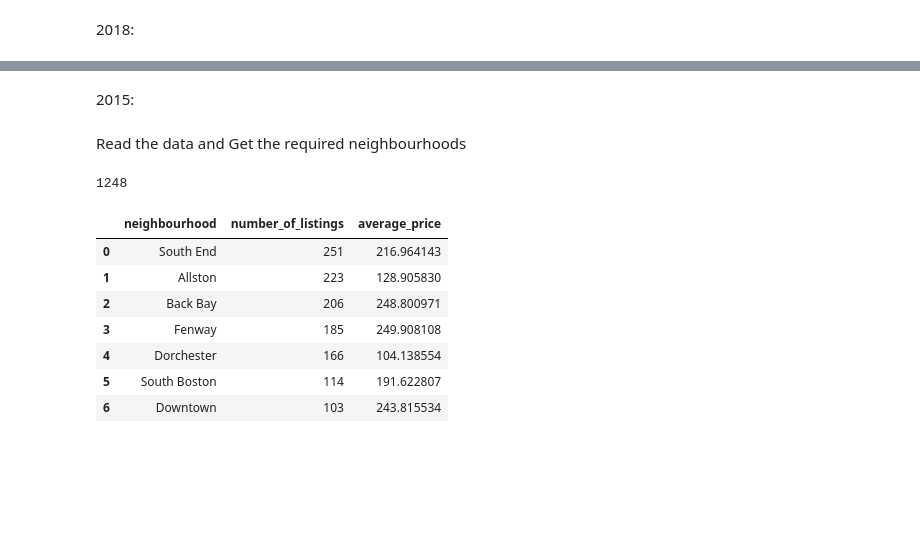
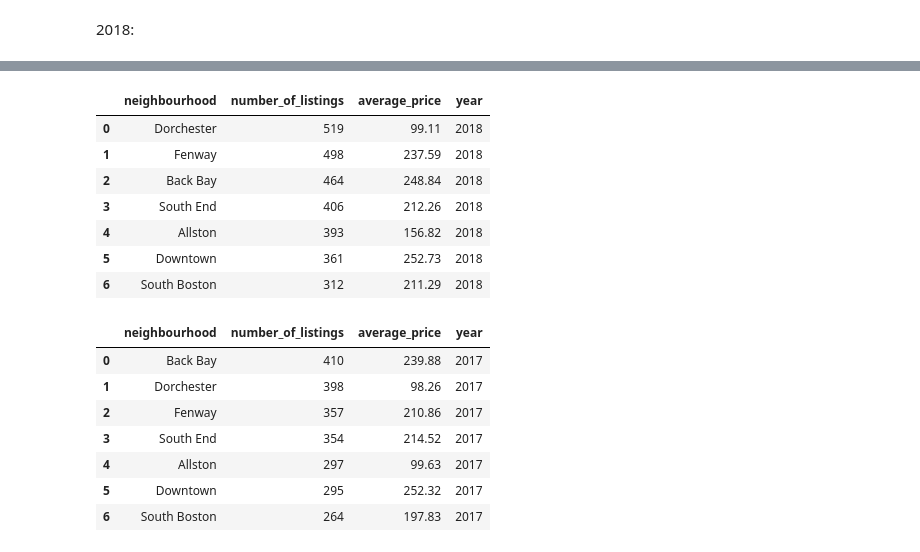
Before and after one commit to aditya-prasad-projects/Airbnb, a Jupyter notebook: Boston_Airbnb_Analysis.ipynb, the cells around one changed output, grey strips where cells are left out. Cells and saved outputs as stored; diff of their text form; code cells hidden in the pictures; blank space fills up the shorter version.

```diff
--- a/Boston_Airbnb_Analysis.ipynb
+++ b/Boston_Airbnb_Analysis.ipynb
@@ -326,4 +122,0 @@ spark.sql("""
-# %% [markdown]
-2015:
-# %% [markdown]
-Read the data and Get the required neighbourhoods
@@ -338,21 +123,24 @@ boston_listings_df_2015 = spark.sql("""
-# %%
-boston_listings_df_2015.count()
-# %% [output]
-1248
-# %%
-boston_listings_df_2015.createOrReplaceTempView('boston_listings_2015')
-spark.sql("""
-    SELECT neighbourhood, count(neighbourhood) as number_of_listings, avg(price) as average_price
-    FROM boston_listings_2015
-    GROUP BY neighbourhood
-    ORDER BY number_of_listings desc
-""").toPandas()
-# %% [output]
-|  | neighbourhood | number_of_listings | average_price |
-| 0 | South End | 251 | 216.964143 |
-| 1 | Allston | 223 | 128.905830 |
-| 2 | Back Bay | 206 | 248.800971 |
-| 3 | Fenway | 185 | 249.908108 |
-| 4 | Dorchester | 166 | 104.138554 |
-| 5 | South Boston | 114 | 191.622807 |
-| 6 | Downtown | 103 | 243.815534 |
+# %%
+neighbourhood_data_2018 = neighbourhood_data_analysis("data/Boston/2018/July/listings.csv", 2018)
+neighbourhood_data_2018.toPandas()
+# %% [output]
+|  | neighbourhood | number_of_listings | average_price | year |
+| 0 | Dorchester | 519 | 99.11 | 2018 |
+| 1 | Fenway | 498 | 237.59 | 2018 |
+| 2 | Back Bay | 464 | 248.84 | 2018 |
+| 3 | South End | 406 | 212.26 | 2018 |
+| 4 | Allston | 393 | 156.82 | 2018 |
+| 5 | Downtown | 361 | 252.73 | 2018 |
+| 6 | South Boston | 312 | 211.29 | 2018 |
+# %%
+neighbourhood_data_2017 = neighbourhood_data_analysis("data/Boston/2017/October/listings.csv", 2017)
+neighbourhood_data_2017.toPandas()
+# %% [output]
+|  | neighbourhood | number_of_listings | average_price | year |
+| 0 | Back Bay | 410 | 239.88 | 2017 |
+| 1 | Dorchester | 398 | 98.26 | 2017 |
+| 2 | Fenway | 357 | 210.86 | 2017 |
+| 3 | South End | 354 | 214.52 | 2017 |
+| 4 | Allston | 297 | 99.63 | 2017 |
+| 5 | Downtown | 295 | 252.32 | 2017 |
+| 6 | South Boston | 264 | 197.83 | 2017 |
```
Also changed, not shown: parts of 55 cells of this notebook.
